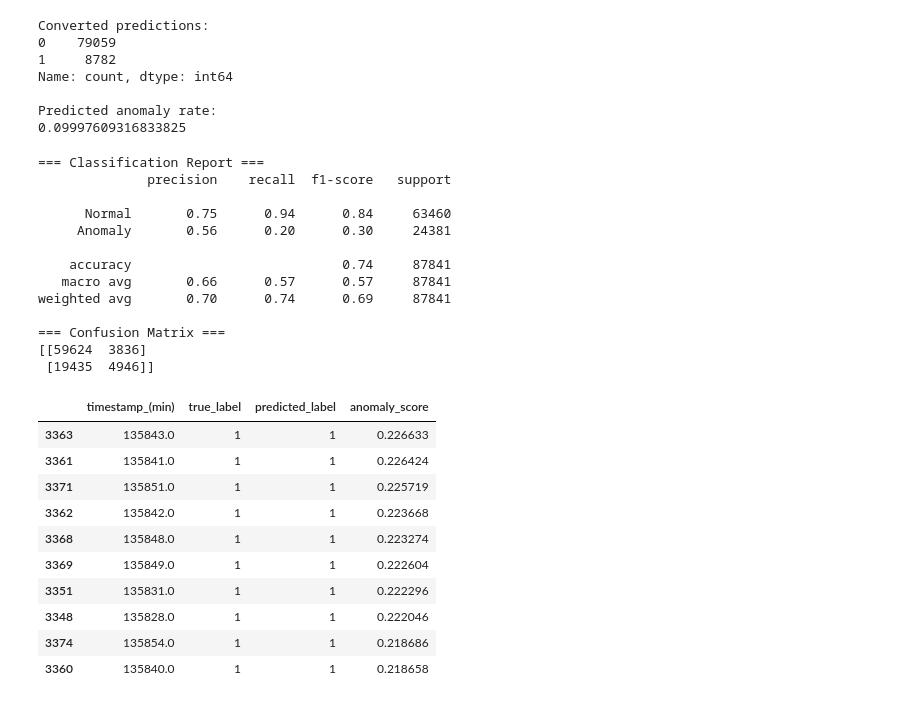
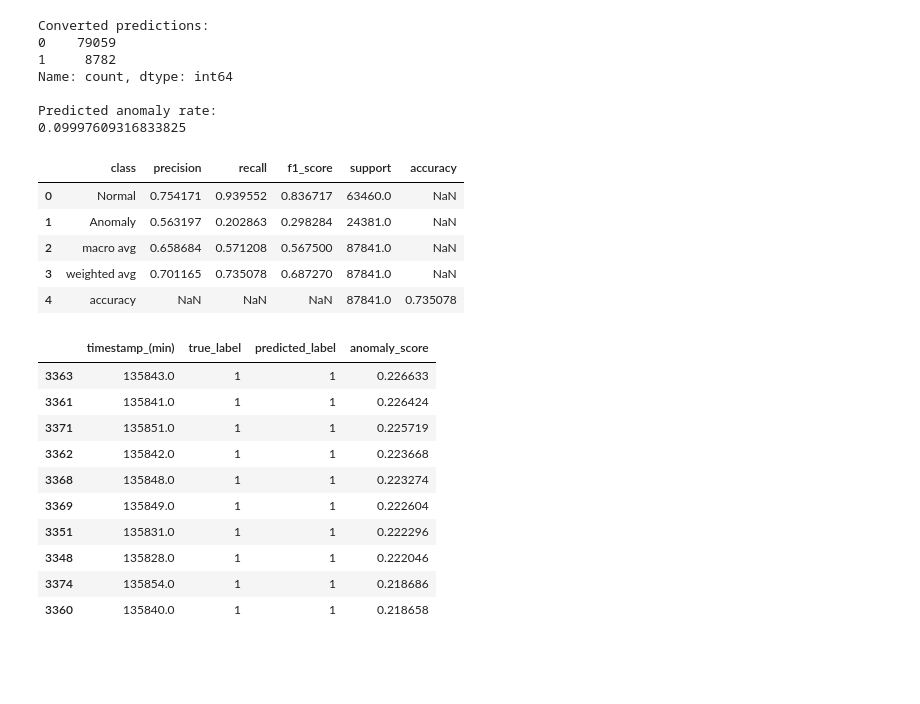
Before and after one commit to ChanghyunKim-sjsu/FA2026_CMPE-255-Data-Mining, a Jupyter notebook: Assignment 1/Part-2/anomaly-detection/notebook/anomaly_detection.ipynb, the cells around one changed output. Cells and saved outputs as stored; diff of their text form; code cells hidden in the pictures; blank space fills up the shorter version.

```diff
--- a/Assignment 1/Part-2/anomaly-detection/notebook/anomaly_detection.ipynb
+++ b/Assignment 1/Part-2/anomaly-detection/notebook/anomaly_detection.ipynb
@@ -232,31 +232,51 @@ Name: count, dtype: int64
 Predicted anomaly rate:
 0.09997609316833825
 # %%
-print("=== Classification Report ===")
-print(
-    classification_report(
-        y_test,
-        y_pred,
-        target_names=["Normal", "Anomaly"]
-    )
+report = classification_report(
+    y_test,
+    y_pred,
+    target_names=["Normal", "Anomaly"],
+    output_dict=True
 )
 
-print("=== Confusion Matrix ===")
-print(confusion_matrix(y_test, y_pred))
+report_rows = []
+
+for name in ["Normal", "Anomaly", "macro avg", "weighted avg"]:
+    metrics = report[name]
+
+    report_rows.append({
+        "class": name,
+        "precision": metrics["precision"],
+        "recall": metrics["recall"],
+        "f1_score": metrics["f1-score"],
+        "support": metrics["support"],
+        "accuracy": np.nan
+    })
+
+report_rows.append({
+    "class": "accuracy",
+    "precision": np.nan,
+    "recall": np.nan,
+    "f1_score": np.nan,
+    "support": len(y_test),
+    "accuracy": report["accuracy"]
+})
+
+report_df = pd.DataFrame(report_rows)
+
+report_df.to_csv(
+    "../results/classification_report.csv",
+    index=False
+)
+
+display(report_df)
 # %% [output]
-=== Classification Report ===
-              precision    recall  f1-score   support
-
-      Normal       0.75      0.94      0.84     63460
-     Anomaly       0.56      0.20      0.30     24381
-
-    accuracy                           0.74     87841
-   macro avg       0.66      0.57      0.57     87841
-weighted avg       0.70      0.74      0.69     87841
-
-=== Confusion Matrix ===
-[[59624  3836]
- [19435  4946]]
+|  | class | precision | recall | f1_score | support | accuracy |
+| 0 | Normal | 0.754171 | 0.939552 | 0.836717 | 63460.0 | NaN |
+| 1 | Anomaly | 0.563197 | 0.202863 | 0.298284 | 24381.0 | NaN |
+| 2 | macro avg | 0.658684 | 0.571208 | 0.567500 | 87841.0 | NaN |
+| 3 | weighted avg | 0.701165 | 0.735078 | 0.687270 | 87841.0 | NaN |
+| 4 | accuracy | NaN | NaN | NaN | 87841.0 | 0.735078 |
 # %%
 anomaly_scores = -model.decision_function(X_test_scaled)
 
```
Also changed, not shown: 4 other files.
